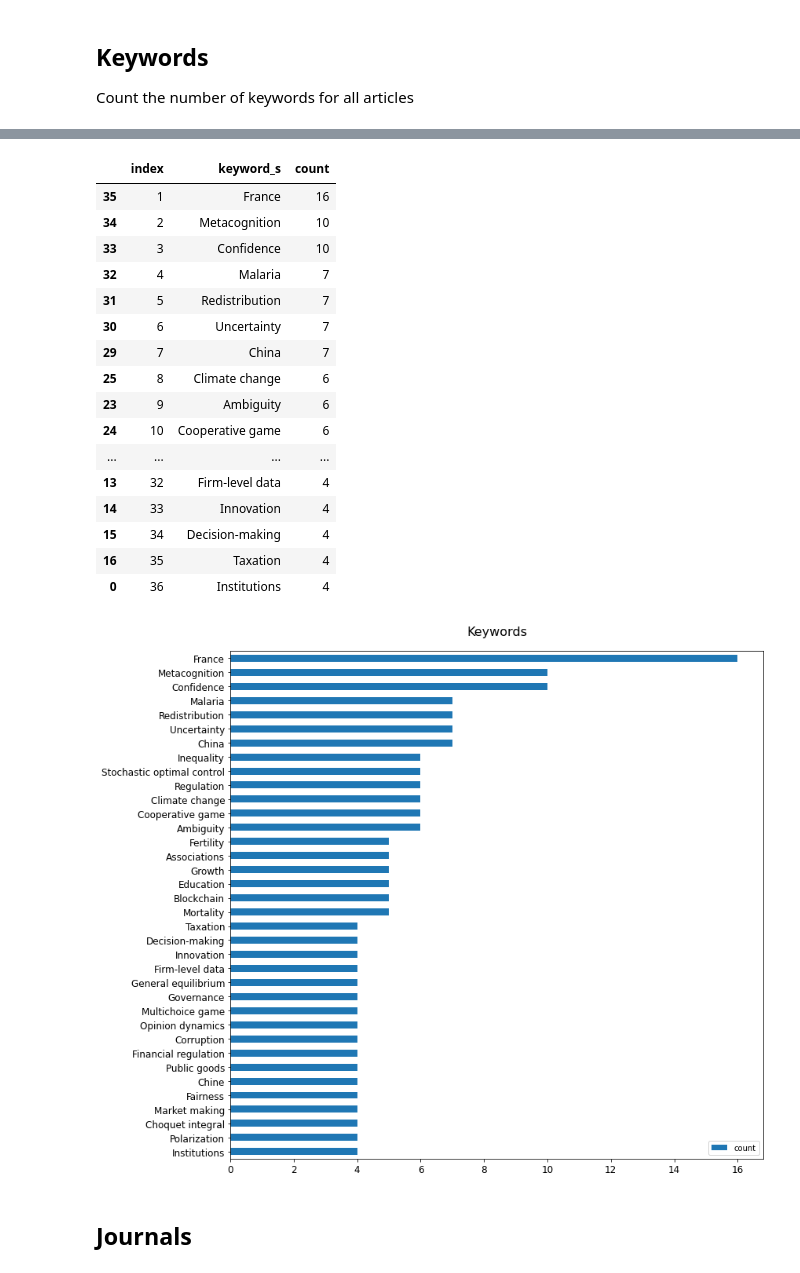
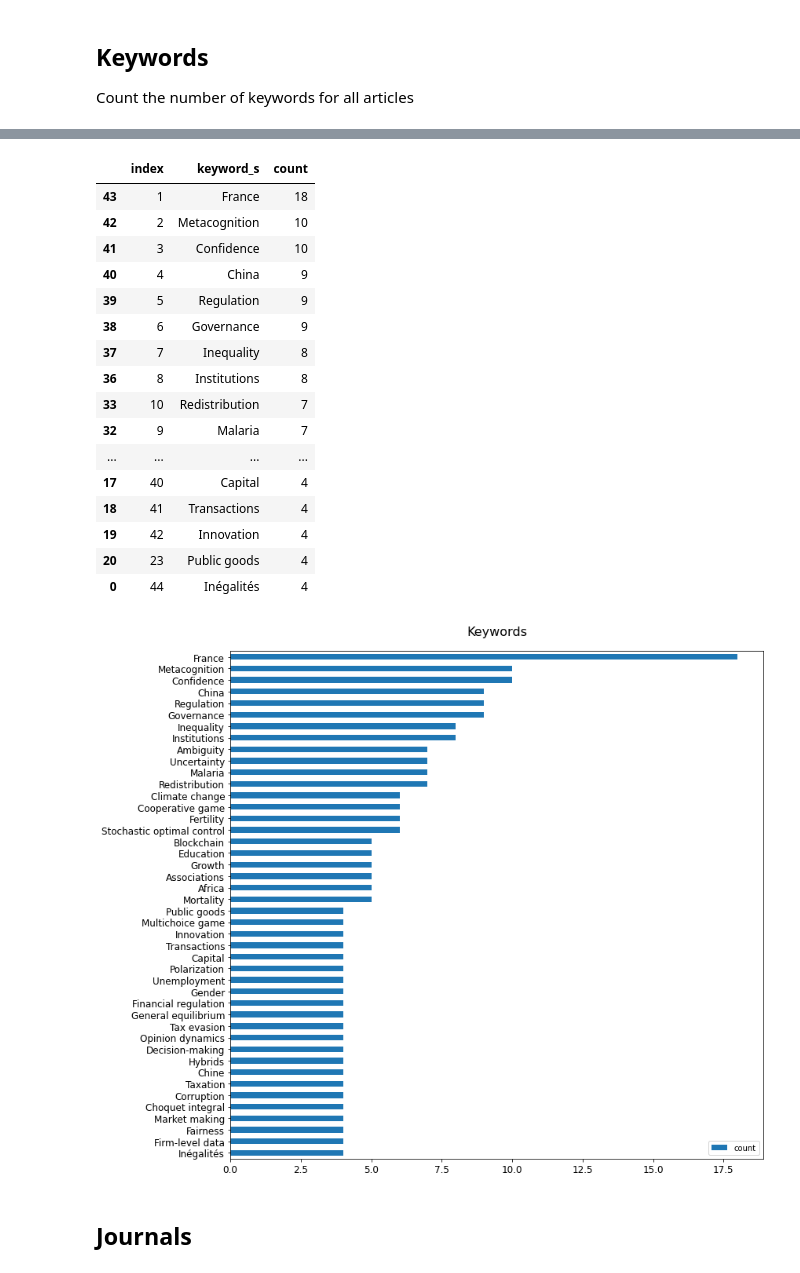
Before and after one commit to amelie-collin/Bibliometry-ces-2017-2021, a Jupyter notebook: reports/2023-hceres-ces/2023-hceres-ces.ipynb, the cells around one changed output, grey strips where cells are left out. Cells and saved outputs as stored; diff of their text form; code cells hidden in the pictures.

```diff
--- a/reports/2023-hceres-ces/2023-hceres-ces.ipynb
+++ b/reports/2023-hceres-ces/2023-hceres-ces.ipynb
@@ -39,7 +39,7 @@ Define primary constants
 # %%
 LAB_STRUCT_ID = 15080
 NON_ALPHA_NUMERIC_REGEX = re.compile('[^a-z0-9_-]', re.IGNORECASE)
-JSON_FILENAME = './result.2023-02-04T22-14.json'
+JSON_FILENAME = './result.2023-03-26T10-49.json'
 CURRENT_TIMESTAMP = datetime.datetime.now().timestamp()
 # %% [markdown]
 ## Functions
@@ -849,39 +849,39 @@ top_count_keywords = top_count_keywords[top_count_keywords['count'] >= 4].sort_v
 top_count_keywords
 # %% [output]
 |  | index | keyword_s | count |
-| 35 | 1 | France | 16 |
-| 34 | 2 | Metacognition | 10 |
-| 33 | 3 | Confidence | 10 |
-| 32 | 4 | Malaria | 7 |
-| 31 | 5 | Redistribution | 7 |
-| 30 | 6 | Uncertainty | 7 |
-| 29 | 7 | China | 7 |
-| 25 | 8 | Climate change | 6 |
-| 23 | 9 | Ambiguity | 6 |
-| 24 | 10 | Cooperative game | 6 |
+| 43 | 1 | France | 18 |
+| 42 | 2 | Metacognition | 10 |
+| 41 | 3 | Confidence | 10 |
+| 40 | 4 | China | 9 |
+| 39 | 5 | Regulation | 9 |
+| 38 | 6 | Governance | 9 |
+| 37 | 7 | Inequality | 8 |
+| 36 | 8 | Institutions | 8 |
+| 33 | 10 | Redistribution | 7 |
+| 32 | 9 | Malaria | 7 |
 | ... | ... | ... | ... |
-| 13 | 32 | Firm-level data | 4 |
-| 14 | 33 | Innovation | 4 |
-| 15 | 34 | Decision-making | 4 |
-| 16 | 35 | Taxation | 4 |
-| 0 | 36 | Institutions | 4 |
+| 17 | 40 | Capital | 4 |
+| 18 | 41 | Transactions | 4 |
+| 19 | 42 | Innovation | 4 |
+| 20 | 23 | Public goods | 4 |
+| 0 | 44 | Inégalités | 4 |
 # %%
 p = top_count_keywords.sort_values(by=['count'], ascending=True).plot(
     kind='barh',
     title='Keywords',
     x='keyword_s',
     y='count',
     xlabel='',
     ylabel='',
     figsize=(12, 10),
     rot=0,
     fontsize=12
 )
 p.set_title('Keywords', pad=20, fontdict={'fontsize': 16})
 plt.tight_layout()
-p.get_figure().savefig(f'./exports/keywords_repartition.png')
+p.get_figure().savefig(f'./exports/keywords_repartition.png', bbox_inches='tight')
 # %% [output]
-[figure, old version]
+[figure, new version]
 # %% [markdown]
 ## Journals
 # %% [markdown]
```
Also changed, not shown: parts of 58 cells of this notebook, 9 other files.
